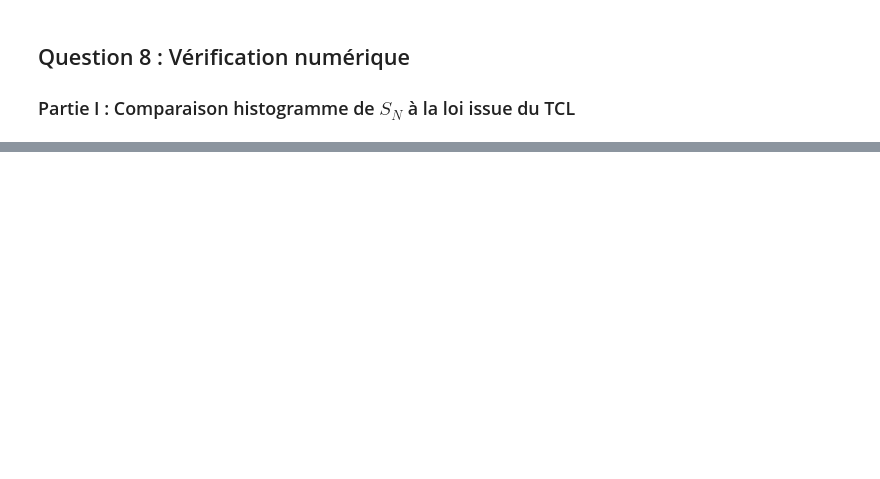
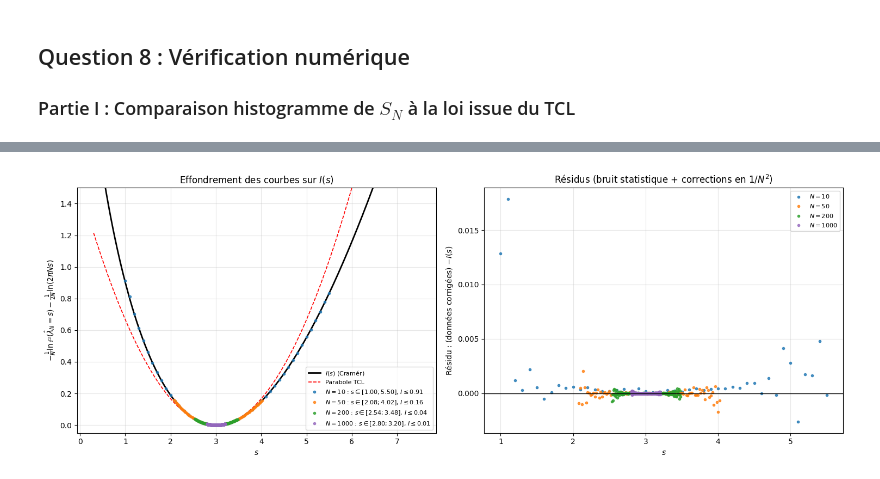
Before and after one commit to Brieucjub/homework1, a Jupyter notebook: homework1_exo2.ipynb, the cells around one changed output, grey strips where cells are left out. Drawn from its saved outputs; the diff is of its cells as text; code cells hidden in the pictures; blank space fills up the shorter version.

Commit message:
exo 2 corrigé

```diff
--- a/homework1_exo2.ipynb
+++ b/homework1_exo2.ipynb
@@ -508,0 +553,46 @@ L'analyse confirme que l'étude des événements rares nécessite le recours à
+# %%
+# Test de la loi des grandes déviations pour plusieurs N
+valeurs_N_ld = [10, 50, 200, 1000]
+M_ld = 10_000_000
+c_min_ld = 100
+couleurs = ['tab:blue', 'tab:orange', 'tab:green', 'tab:purple']
+
+s_grille = np.linspace(0.3, 7.5, 600)
+I_grille = s_grille * np.log(s_grille / lambda_star) - s_grille + lambda_star
+
+fig, (axA, axB) = plt.subplots(1, 2, figsize=(15, 5.5))
+axA.plot(s_grille, I_grille, 'k-', linewidth=2, label=r"$I(s)$ (Cramér)")
+axA.plot(s_grille, (s_grille - lambda_star) ** 2 / (2 * lambda_star), 'r--', linewidth=1.2,
+         label="Parabole TCL")
+
+for N, col in zip(valeurs_N_ld, couleurs):
+    K = np.random.poisson(N * lambda_star, M_ld)
+    comptes = np.bincount(K)
+    k = np.arange(len(comptes))
+    m = (comptes >= c_min_ld) & (k >= 1)        # valeurs fiables (et s>0 pour le log du préfacteur)
+    s = k[m] / N
+    I_corr = -(1.0 / N) * np.log(comptes[m] / M_ld) - np.log(2 * np.pi * N * s) / (2 * N)
+    I_th = s * np.log(s / lambda_star) - s + lambda_star
+
+    axA.plot(s, I_corr, 'o', color=col, markersize=3, alpha=0.8,
+             label=rf"$N={N}$ : $s\in[{s.min():.2f};{s.max():.2f}]$, $I\leq{I_corr.max():.2f}$")
+    axB.plot(s, I_corr - I_th, 'o', color=col, markersize=3, alpha=0.8, label=rf"$N={N}$")
+
+axA.set_xlabel(r"$s$")
+axA.set_ylabel(r"$-\frac{1}{N}\ln\mathbb{P}(\hat\lambda_N=s)-\frac{1}{2N}\ln(2\pi N s)$")
+axA.set_title("Effondrement des courbes sur $I(s)$")
+axA.set_ylim(-0.05, 1.5)
+axA.legend(fontsize=8)
+axA.grid(True, alpha=0.3)
+
+axB.axhline(0, color='k', linewidth=1)
+axB.set_xlabel(r"$s$")
+axB.set_ylabel(r"Résidu : (données corrigées) $- I(s)$")
+axB.set_title("Résidus (bruit statistique + corrections en $1/N^2$)")
+axB.legend(fontsize=8)
+axB.grid(True, alpha=0.3)
+
+plt.tight_layout()
+plt.show()
+# %% [output]
+[figure, added]
```
Also changed, not shown: parts of 16 cells of this notebook.
